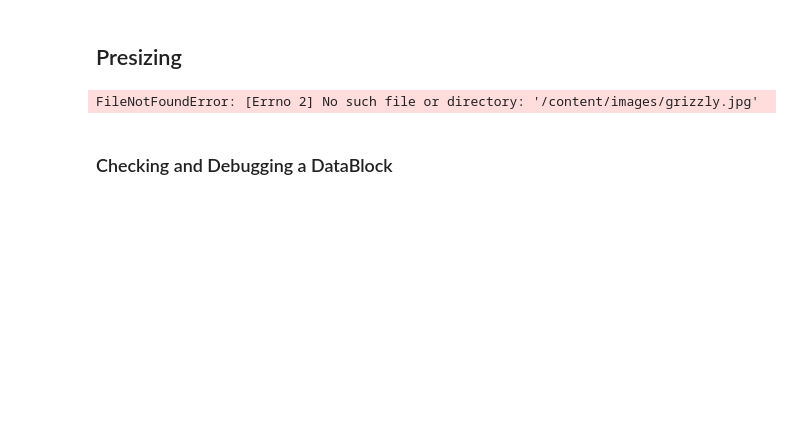
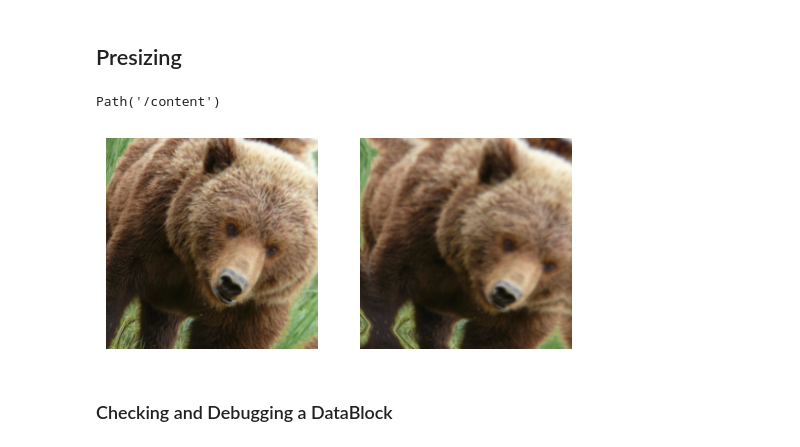
Before and after one commit to badaru-musa/fastbook, a Jupyter notebook: clean/05_pet_breeds.ipynb, the cells around one changed output. Saved outputs shown, nothing was run; the diff lists cells and outputs as text; code cells hidden in the pictures; blank space fills up the shorter version.

```diff
--- a/clean/05_pet_breeds.ipynb
+++ b/clean/05_pet_breeds.ipynb
@@ -49,29 +69,33 @@ dls.show_batch(max_n=6)
 # %% [markdown]
 ## Presizing
+# %%
+Path.cwd()
+# %% [output]
+Path('/content')
 # %%
 dblock1 = DataBlock(blocks=(ImageBlock(), CategoryBlock()),
                    get_y=parent_label,
                    item_tfms=Resize(460))
 # Place an image in the 'images/grizzly.jpg' subfolder where this notebook is located before running this
-dls1 = dblock1.dataloaders([(Path.cwd()/'images'/'grizzly.jpg')]*100, bs=8)
+dls1 = dblock1.dataloaders([(Path.cwd()/'fastbook'/'images'/'grizzly.jpg')]*100, bs=8)
 dls1.train.get_idxs = lambda: Inf.ones
 x,y = dls1.valid.one_batch()
 _,axs = subplots(1, 2)
 
 x1 = TensorImage(x.clone())
 x1 = x1.affine_coord(sz=224)
 x1 = x1.rotate(draw=30, p=1.)
 x1 = x1.zoom(draw=1.2, p=1.)
 x1 = x1.warp(draw_x=-0.2, draw_y=0.2, p=1.)
 
 tfms = setup_aug_tfms([Rotate(draw=30, p=1, size=224), Zoom(draw=1.2, p=1., size=224),
                        Warp(draw_x=-0.2, draw_y=0.2, p=1., size=224)])
 x = Pipeline(tfms)(x)
 #x.affine_coord(coord_tfm=coord_tfm, sz=size, mode=mode, pad_mode=pad_mode)
 TensorImage(x[0]).show(ctx=axs[0])
 TensorImage(x1[0]).show(ctx=axs[1]);
 # %% [output]
-FileNotFoundError: [Errno 2] No such file or directory: '/content/images/grizzly.jpg'
+[figure, added]
 # %% [markdown]
 ### Checking and Debugging a DataBlock
 # %%
```
Also changed, not shown: parts of 45 cells of this notebook, 2 other files.
